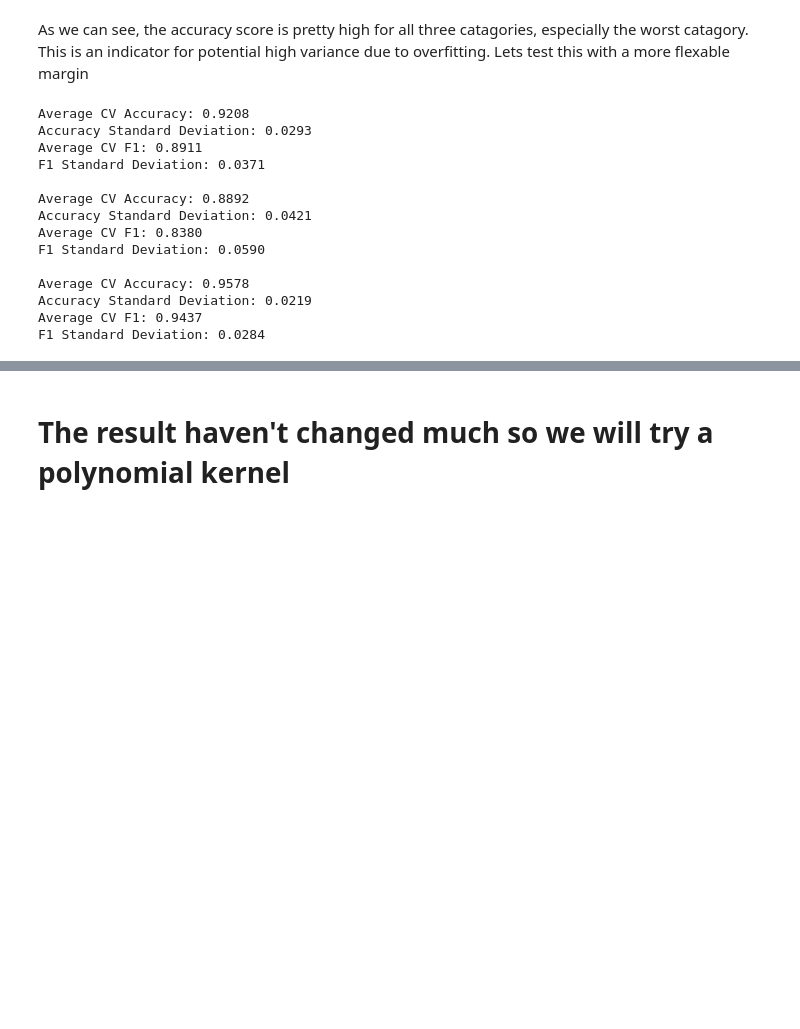
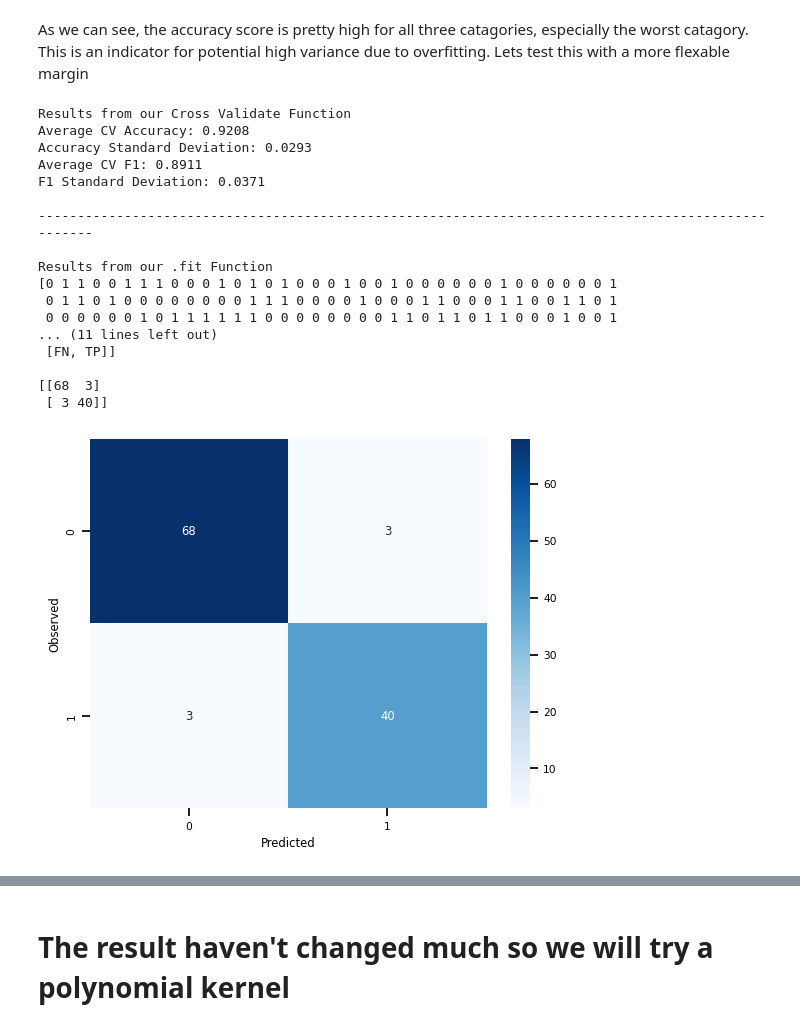
Before and after one commit to iggyw1g/Breast-Cancer-Classification-Project, a Jupyter notebook: finalproject.ipynb, the cells around one changed output, grey strips where cells are left out. Saved outputs shown, nothing was run; the diff lists cells and outputs as text; code cells hidden in the pictures; blank space fills up the shorter version.

```diff
--- a/finalproject.ipynb
+++ b/finalproject.ipynb
@@ -565,44 +590,26 @@ F1 Standard Deviation: 0.0239
 # %% [markdown]
 As we can see, the accuracy score is pretty high for all three catagories, especially the worst catagory. This is an indicator for potential high variance due to overfitting. Lets test this with a more flexable margin
-# %%
-# svm_classifier_mean2 = SVC(kernel='linear', C=5.0)
-# svm_classifier_mean2.fit(meanX_train, meanY_train)
-
-# svm_classifier_SE2 = SVC(kernel='linear', C=5)
-# svm_classifier_SE2.fit(XSE_train, YSE_train)
-
-# svm_classifier_worst2 = SVC(kernel='linear', C=5)
-# svm_classifier_worst2.fit(worstX_train, worstY_train)
-
-# yPredict4 = svm_classifier_mean2.predict(meanX_test)
-# print(accuracy_score(meanY_test, yPredict4))
-# print(classification_report(meanY_test, yPredict4))
-
-# yPredict5 = svm_classifier_SE2.predict(XSE_test)
-# print(accuracy_score(YSE_test, yPredict5))
-# print(classification_report(YSE_test, yPredict5))
-
-# yPredict6 = svm_classifier_worst2.predict(worstX_test)
-# print(accuracy_score(worstY_test, yPredict6))
-# print(classification_report(worstY_test, yPredict6))
-
-svm(df[ftMean], y, C=5, kernel='linear')
-print()
-svm(df[ftSE], y, C=5, kernel='linear')
-print()
-svm(df[ftWorst], y, C=5, kernel='linear')
-# %% [output]
-Average CV Accuracy: 0.9208
-Accuracy Standard Deviation: 0.0293
-Average CV F1: 0.8911
-F1 Standard Deviation: 0.0371
-
-Average CV Accuracy: 0.8892
-Accuracy Standard Deviation: 0.0421
-Average CV F1: 0.8380
-F1 Standard Deviation: 0.0590
-
-Average CV Accuracy: 0.9578
-Accuracy Standard Deviation: 0.0219
-Average CV F1: 0.9437
-F1 Standard Deviation: 0.0284
+# %%
+X = df[ftMean]
+y = df['diagnosis']
+
+printSVMResults(X, y, 3, C=5, kernel='linear')
+# %% [output]
+Results from our Cross Validate Function
+Average CV Accuracy: 0.9208
+Accuracy Standard Deviation: 0.0293
+Average CV F1: 0.8911
+F1 Standard Deviation: 0.0371
+
+----------------------------------------------------------------------------------------------------
+
+Results from our .fit Function
+[0 1 1 0 0 1 1 1 0 0 0 1 0 1 0 1 0 0 0 1 0 0 1 0 0 0 0 0 0 1 0 0 0 0 0 0 1
+ 0 1 1 0 1 0 0 0 0 0 0 0 0 1 1 1 0 0 0 0 1 0 0 0 1 1 0 0 0 1 1 0 0 1 1 0 1
+ 0 0 0 0 0 0 1 0 1 1 1 1 1 1 0 0 0 0 0 0 0 0 1 1 0 1 1 0 1 1 0 0 0 1 0 0 1
+... (11 lines left out)
+ [FN, TP]]
+
+[[68  3]
+ [ 3 40]]
+[figure, added]
```
Also changed, not shown: parts of 48 cells of this notebook.
